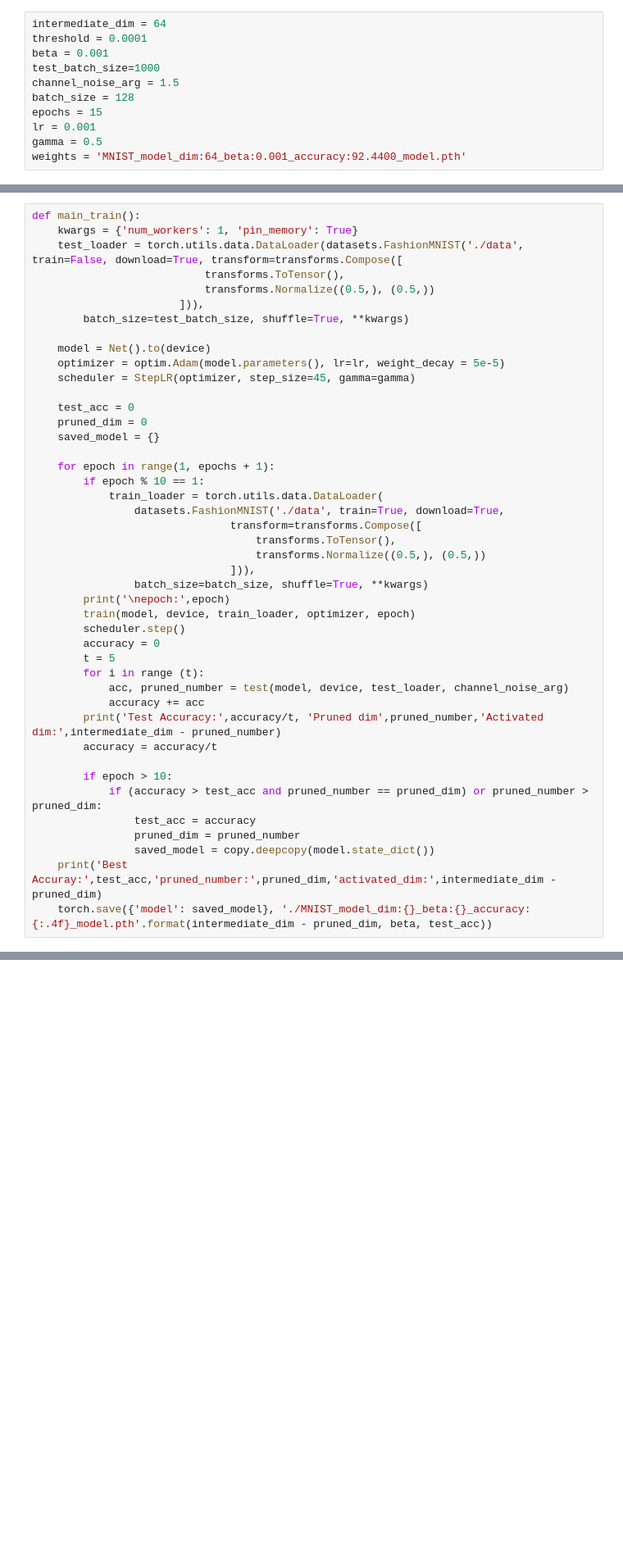
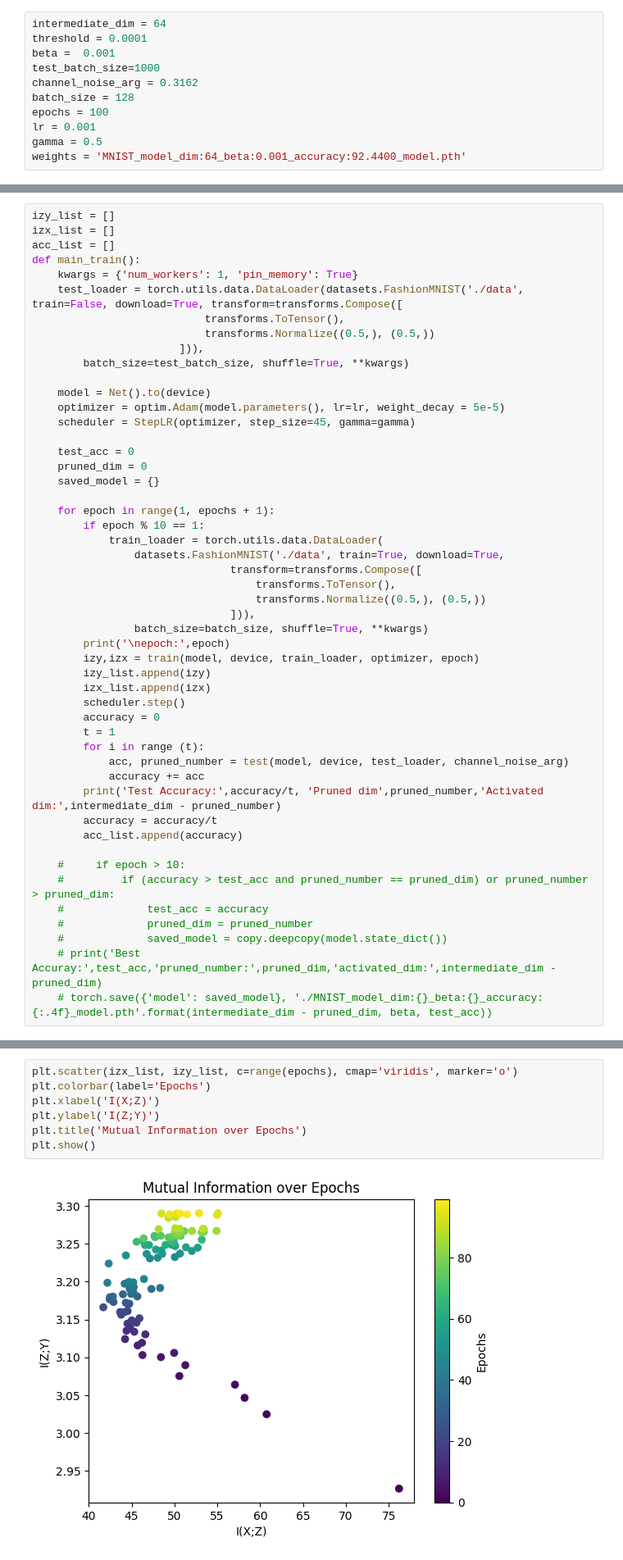
Before and after one commit to OmarErak/VL-VFE, a Jupyter notebook: Two-Stage-Classification-FashionMNIST.ipynb, the cells around one changed output, grey strips where cells are left out. Shown: that part at 82% size. Drawn from its saved outputs; the diff is of its cells as text; blank space fills up the shorter version.

Commit message:
Add mutual information calculations

```diff
--- a/Two-Stage-Classification-FashionMNIST.ipynb
+++ b/Two-Stage-Classification-FashionMNIST.ipynb
@@ -33,11 +33,11 @@ class gamma_layer(nn.Module):
 # %%
 intermediate_dim = 64
 threshold = 0.0001
-beta = 0.001
+beta =  0.001
 test_batch_size=1000
-channel_noise_arg = 1.5
+channel_noise_arg = 0.3162
 batch_size = 128
-epochs = 15
+epochs = 100
 lr = 0.001
 gamma = 0.5
 weights = 'MNIST_model_dim:64_beta:0.001_accuracy:92.4400_model.pth'
@@ -248,6 +287,9 @@ def test(model, device, test_loader, noise=0.2):
 
     return 100. * correct / len(test_loader.dataset), pruned_number
 # %%
+izy_list = []
+izx_list = []
+acc_list = []
 def main_train():
     kwargs = {'num_workers': 1, 'pin_memory': True}
     test_loader = torch.utils.data.DataLoader(datasets.FashionMNIST('./data', train=False, download=True, transform=transforms.Compose([
@@ -274,23 +316,26 @@ def main_train():
                                ])),
                 batch_size=batch_size, shuffle=True, **kwargs)
         print('\nepoch:',epoch)
-        train(model, device, train_loader, optimizer, epoch)
+        izy,izx = train(model, device, train_loader, optimizer, epoch)
+        izy_list.append(izy)
+        izx_list.append(izx)
         scheduler.step()
         accuracy = 0
-        t = 5
+        t = 1
         for i in range (t):
             acc, pruned_number = test(model, device, test_loader, channel_noise_arg)
             accuracy += acc
         print('Test Accuracy:',accuracy/t, 'Pruned dim',pruned_number,'Activated dim:',intermediate_dim - pruned_number)
         accuracy = accuracy/t
+        acc_list.append(accuracy)
 
-        if epoch > 10:
-            if (accuracy > test_acc and pruned_number == pruned_dim) or pruned_number > pruned_dim:
-                test_acc = accuracy
-                pruned_dim = pruned_number
-                saved_model = copy.deepcopy(model.state_dict())
-    print('Best Accuray:',test_acc,'pruned_number:',pruned_dim,'activated_dim:',intermediate_dim - pruned_dim)
-    torch.save({'model': saved_model}, './MNIST_model_dim:{}_beta:{}_accuracy:{:.4f}_model.pth'.format(intermediate_dim - pruned_dim, beta, test_acc))
+    #     if epoch > 10:
+    #         if (accuracy > test_acc and pruned_number == pruned_dim) or pruned_number > pruned_dim:
+    #             test_acc = accuracy
+    #             pruned_dim = pruned_number
+    #             saved_model = copy.deepcopy(model.state_dict())
+    # print('Best Accuray:',test_acc,'pruned_number:',pruned_dim,'activated_dim:',intermediate_dim - pruned_dim)
+    # torch.save({'model': saved_model}, './MNIST_model_dim:{}_beta:{}_accuracy:{:.4f}_model.pth'.format(intermediate_dim - pruned_dim, beta, test_acc))
 # %%
 def main_test():
     kwargs = {'num_workers': 1, 'pin_memory': True}
@@ -316,0 +387,9 @@ Noise level: 1.5 Test Accuracy: 80.93900000000001 Pruned dim: 0 Activated dim: 6
+# %%
+plt.scatter(izx_list, izy_list, c=range(epochs), cmap='viridis', marker='o')
+plt.colorbar(label='Epochs')
+plt.xlabel('I(X;Z)')
+plt.ylabel('I(Z;Y)')
+plt.title('Mutual Information over Epochs')
+plt.show()
+# %% [output]
+[figure, added]
```
Also changed, not shown: parts of 5 cells of this notebook, 1 other file.
